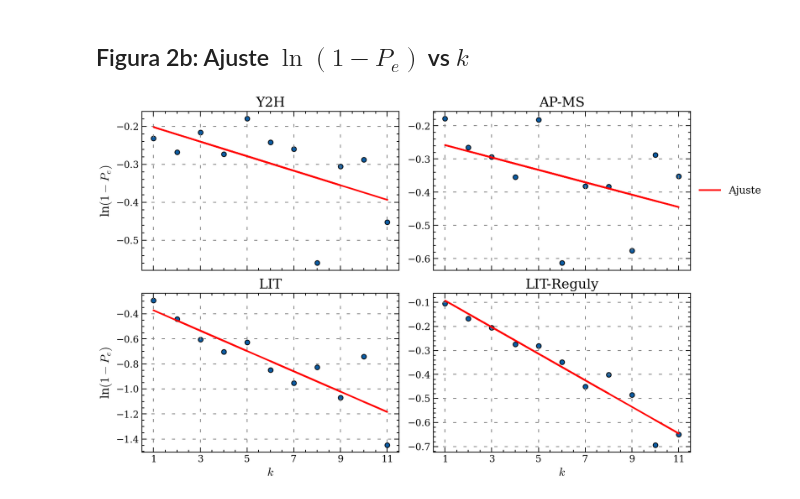
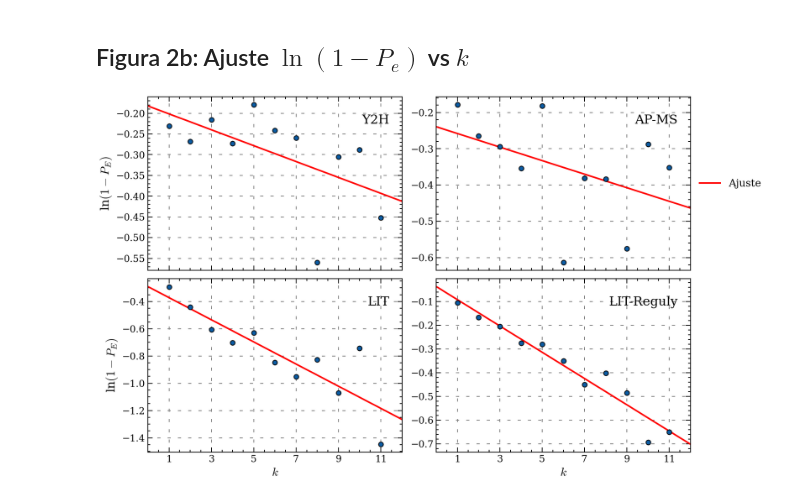
Before and after one commit to facundojgarcia02/CoNet, a Jupyter notebook: TP3/TP3 copy Facu.ipynb, the cells around one changed output. Saved outputs shown, nothing was run; the diff lists cells and outputs as text; code cells hidden in the pictures.

Commit message:
moved titles in figura 2b.png

```diff
--- a/TP3/TP3 copy Facu.ipynb
+++ b/TP3/TP3 copy Facu.ipynb
@@ -925,36 +926,39 @@ def get_Pe(G):
     gc = giant_component(G)
 
     nodes = list(gc.nodes())
     degrees = dict(gc.degree())
 
     degree_dist = dict(Counter(degrees.values()))
     ess_degrees_in_net = dict(Counter([degrees[n] for n in ess_names if n in nodes]))
 
     Pe = {k: ess_degrees_in_net[k]/degree_dist[k] for k in ess_degrees_in_net.keys()}
 
     return np.array(list(Pe.keys())), np.array(list(Pe.values()))
 
 fig, ax = plt.subplots(2, 2, figsize = (12, 7), sharex=True, tight_layout=True)
 ax = ax.flatten()
 
 for i, (net_name, G) in enumerate(nets.items()):
     x_G, y_G = get_Pe(G)
     max_k = 12
     y_G = y_G[x_G < max_k]
     x_G = x_G[x_G < max_k]
     popt, pcov = curve_fit(lineal, x_G, np.log(1 - y_G))
-    ax[i].scatter(x_G, np.log(1 - y_G), ec = "black",) #label="Valores para cada red")
-    ax[i].plot(x_G, lineal(x_G, *popt), color = "red", label="Ajuste")
-    ax[i].set_title(net_name)
+    ax[i].scatter(x_G, np.log(1 - y_G), ec = "black", zorder=15) #label="Valores para cada red")
+    ax[i].plot(np.array([0, 12]), lineal(np.array([0, 12]), *popt), color = "red", label="Ajuste")
+    ax[i].text(0.95, 0.9, net_name, ha='right', va='top',
+               transform=ax[i].transAxes, fontsize=16)
+    # ax[i].set_title(net_name)
     ax[i].set_xticks(np.arange(1, max_k, 2))
+    ax[i].set_xlim(0, 12)
 
 ax[1].legend(bbox_to_anchor=(1, 0.5), frameon=False, loc="center left")
-ax[0].set_ylabel("ln$(1 - P_e)$")
+ax[0].set_ylabel("ln$(1 - P_E)$")
 ax[2].set_xlabel("$k$")
-ax[2].set_ylabel("ln$(1 - P_e)$")
+ax[2].set_ylabel("ln$(1 - P_E)$")
 ax[3].set_xlabel("$k$")
 
 plt.savefig("Figura 2b.png", dpi=300)
 plt.show()
 # %% [output]
-[figure, old version]
+[figure, new version]
```
Also changed, not shown: parts of 2 cells of this notebook, 2 other files.
